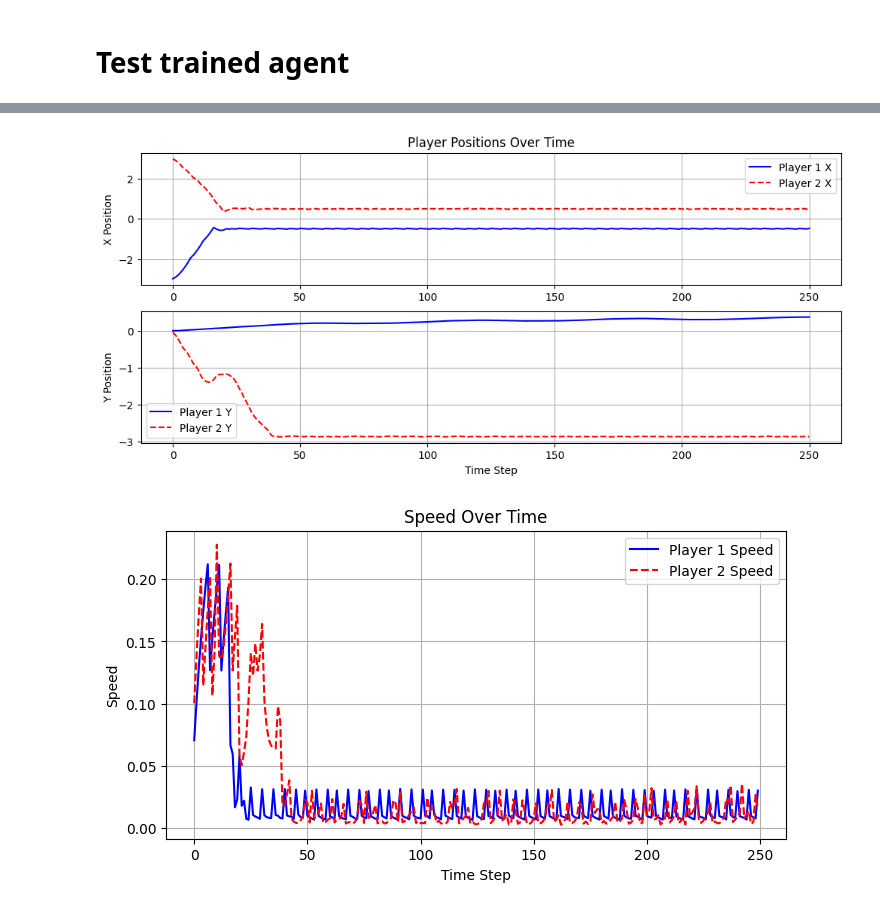
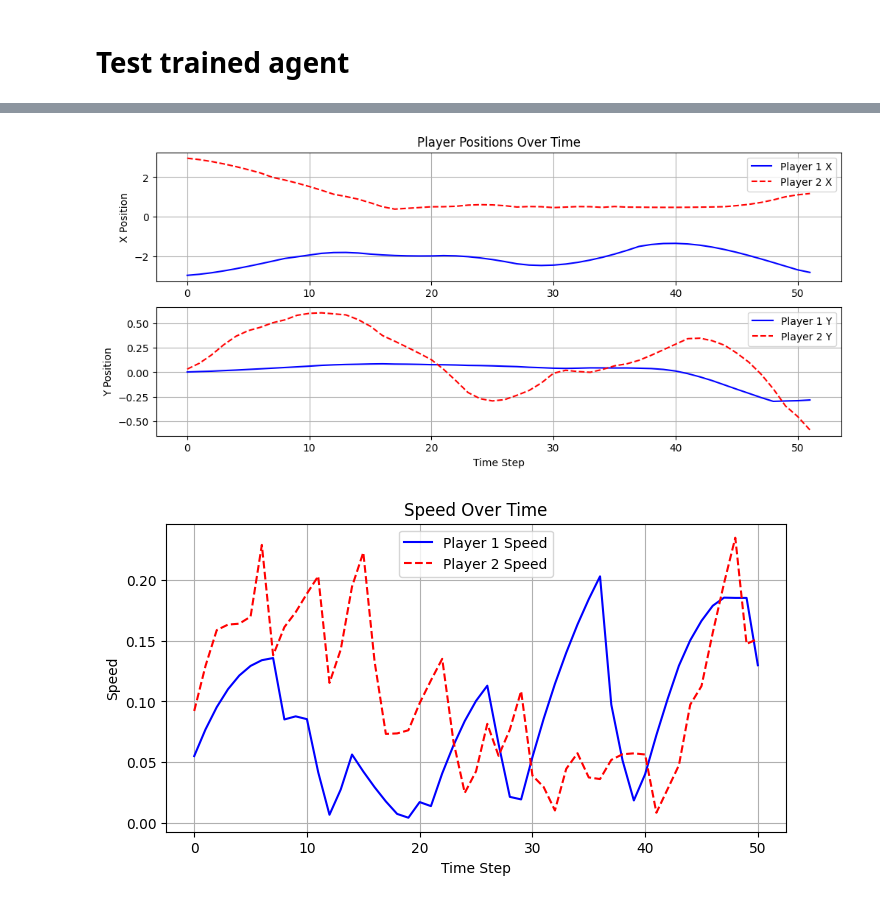
Before and after one commit to l-ine/RL_Project, a Jupyter notebook: Hockey-Env.ipynb, the cells around one changed output, grey strips where cells are left out. Saved outputs shown, nothing was run; the diff lists cells and outputs as text; code cells hidden in the pictures.

Commit message:
add game simulations

```diff
--- a/Hockey-Env.ipynb
+++ b/Hockey-Env.ipynb
@@ -214,6 +218,7 @@ env = h_env.HockeyEnv()
 # %%
 o, info = env.reset()
 #_ = env.render()
-player1 = h_env.BasicOpponent(weak=True)
-player2 = DDPG.DDPGOpponent()
-num_games = 5
+player1 = DDPG.TD3Opponent()
+player2 = h_env.BasicOpponent(weak=False)
+num_games = 100
+repetitions = 50
@@ -304,7 +353,7 @@ import pylab as plt
 import matplotlib.pyplot as plt
 
 # analyse data of one specific game (start with index/ game 1)
-game_number = 4
+game_number = 1
 
 winner = winner_buffer[game_number-1]
 if winner == -1:
@@ -409,4 +458,4 @@ plt.show()
-[figure, old version]
+[figure, new version]
-[figure, old version]
+[figure, new version]
 # %%
 env.close()
```
Also changed, not shown: parts of 18 cells of this notebook.
